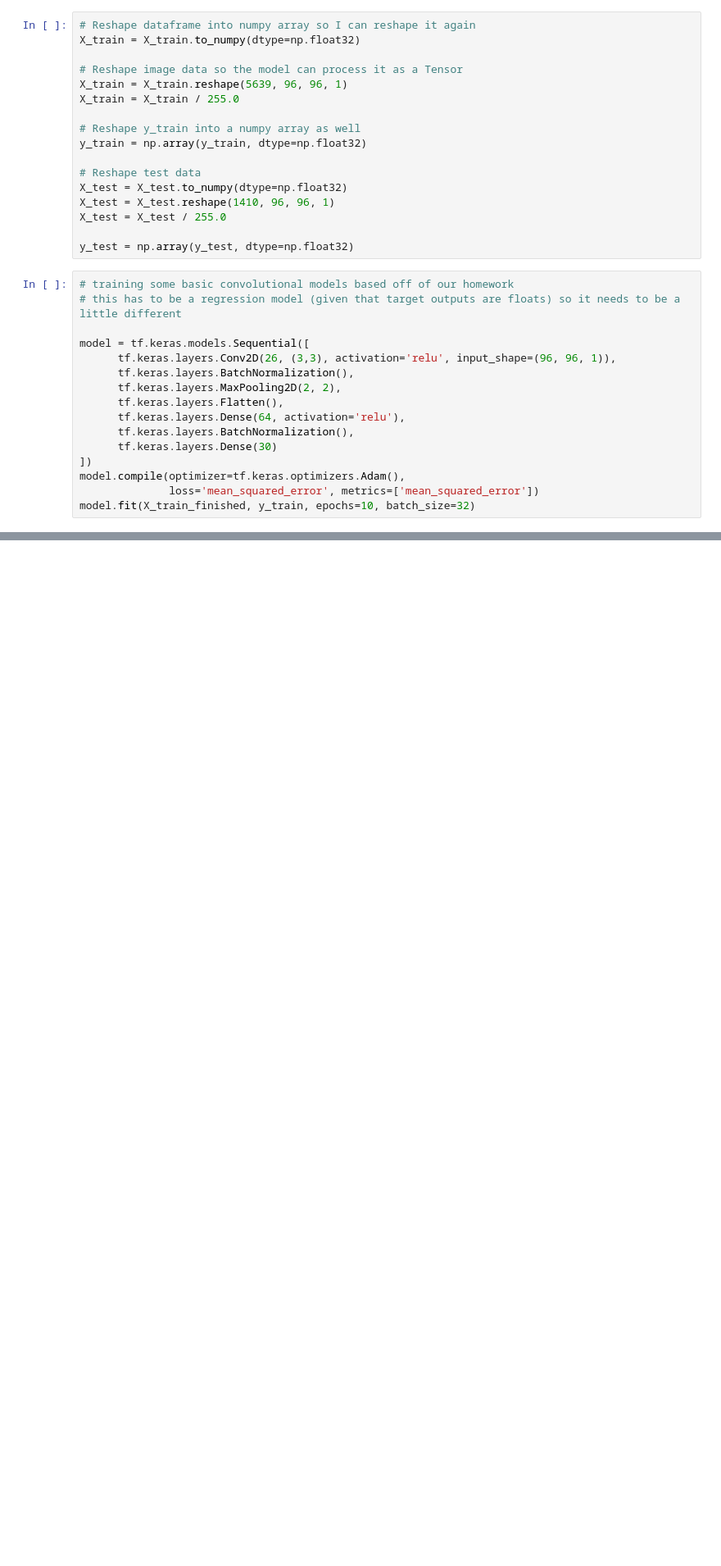
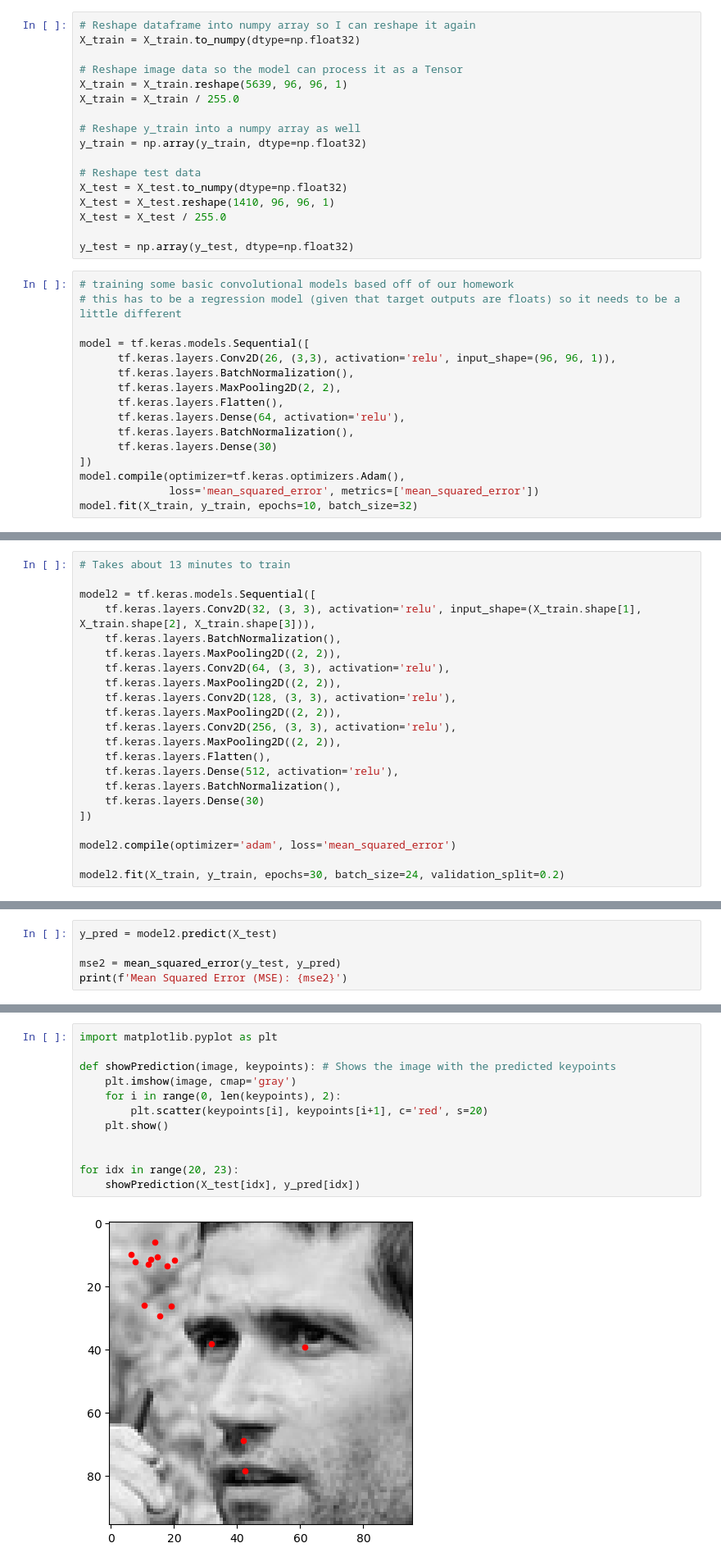
Before and after one commit to Jespy616/Facial-Keypoint-Detection, a Jupyter notebook: finalProject.ipynb, the cells around one changed output, grey strips where cells are left out. Shown at 82% size. Drawn from its saved outputs; the diff is of its cells as text; blank space fills up the shorter version.

Commit message:
Added new model and function to plot predictions over an image

```diff
--- a/finalProject.ipynb
+++ b/finalProject.ipynb
@@ -82,6 +82,6 @@ model = tf.keras.models.Sequential([
 ])
 model.compile(optimizer=tf.keras.optimizers.Adam(),
               loss='mean_squared_error', metrics=['mean_squared_error'])
-model.fit(X_train_finished, y_train, epochs=10, batch_size=32)
+model.fit(X_train, y_train, epochs=10, batch_size=32)
 # %% [output]
 Epoch 1/10
@@ -115,0 +116,22 @@ Mean Squared Error (MSE): 175.158203125
+# %%
+# Takes about 13 minutes to train
+
+model2 = tf.keras.models.Sequential([
+    tf.keras.layers.Conv2D(32, (3, 3), activation='relu', input_shape=(X_train.shape[1], X_train.shape[2], X_train.shape[3])),
+    tf.keras.layers.BatchNormalization(),
+    tf.keras.layers.MaxPooling2D((2, 2)),
+    tf.keras.layers.Conv2D(64, (3, 3), activation='relu'),
+    tf.keras.layers.MaxPooling2D((2, 2)),
+    tf.keras.layers.Conv2D(128, (3, 3), activation='relu'),
+    tf.keras.layers.MaxPooling2D((2, 2)),
+    tf.keras.layers.Conv2D(256, (3, 3), activation='relu'),
+    tf.keras.layers.MaxPooling2D((2, 2)),
+    tf.keras.layers.Flatten(),
+    tf.keras.layers.Dense(512, activation='relu'),
+    tf.keras.layers.BatchNormalization(),
+    tf.keras.layers.Dense(30)
+])
+
+model2.compile(optimizer='adam', loss='mean_squared_error')
+
+model2.fit(X_train, y_train, epochs=30, batch_size=24, validation_split=0.2)
@@ -115,0 +157,5 @@ Mean Squared Error (MSE): 175.158203125
+# %%
+y_pred = model2.predict(X_test)
+
+mse2 = mean_squared_error(y_test, y_pred)
+print(f'Mean Squared Error (MSE): {mse2}')
@@ -115,0 +165,14 @@ Mean Squared Error (MSE): 175.158203125
+# %%
+import matplotlib.pyplot as plt
+
+def showPrediction(image, keypoints): # Shows the image with the predicted keypoints
+    plt.imshow(image, cmap='gray')
+    for i in range(0, len(keypoints), 2):
+        plt.scatter(keypoints[i], keypoints[i+1], c='red', s=20)
+    plt.show()
+
+
+for idx in range(20, 23):
+    showPrediction(X_test[idx], y_pred[idx])
+# %% [output]
+[figure, added]
```
Also changed, not shown: parts of 5 cells of this notebook, 1 other file.
